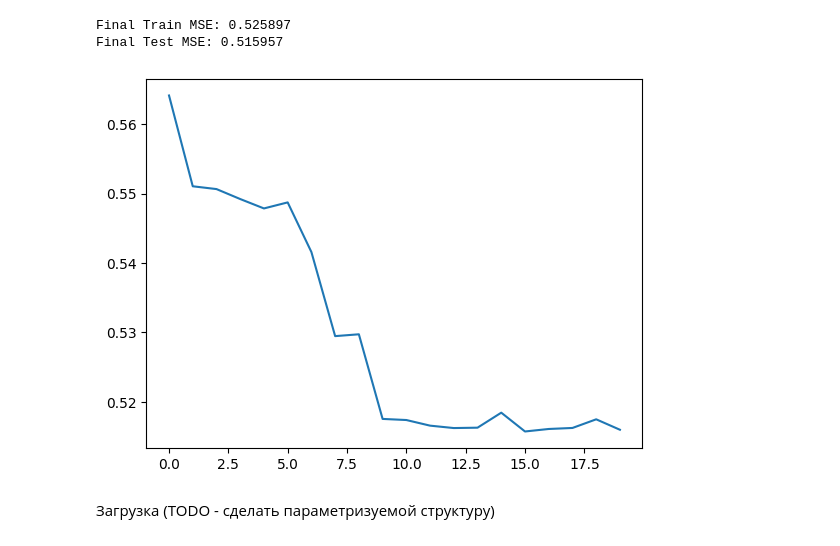
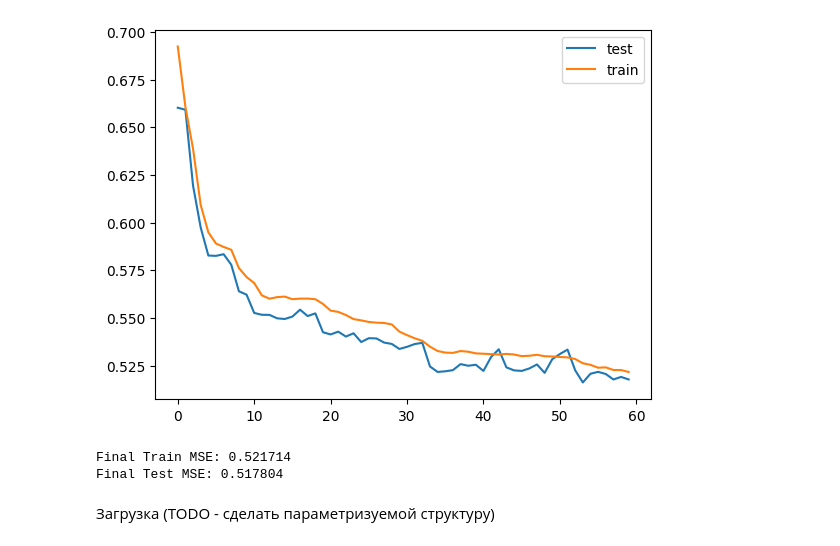
Before and after one commit to VeryLittleAnna/TimeSeriesAnomalyDetection, a Jupyter notebook: autoencoders.ipynb, the cells around one changed output. Cells and saved outputs as stored; diff of their text form; code cells hidden in the pictures.

```diff
--- a/autoencoders.ipynb
+++ b/autoencoders.ipynb
@@ -173,0 +301,38 @@ torch.save(model.state_dict(), model_saved_path)
+# %%
+batch_size = 16
+epochs = 30
+device = 'cuda:2' if torch.cuda.is_available() else 'cpu'
+print("Device: ", device)
+torch.set_grad_enabled(True)
+
+# path = "./windows/new_0.npz"
+window_size = 15
+latent_dim = window_size * int(np.ceil(np.sqrt(window_size)))
+print(latent_dim)
+path = f"./windows/windows_chunks_w{window_size}"
+train_loader, test_loader = create_dataloaders(path, batch_size=batch_size, preload_to_ram=True)
+
+config = ModelConfig(
+    input_dim=53,
+    window_size=window_size,
+    hidden_dim=64,
+    latent_dim=latent_dim,
+    num_layers=1,
+    num_layers_linear=2,
+    rnn_type="GRU",
+    dropout=0.2,
+    description="Autoencoder для временных рядов"
+)
+model = RecurrentAutoencoder(config=config)
+
+model_saved_path = f"./models/new_autoencoder_w{window_size}_v6.pth"
+train_losses, test_losses = train_autoencoder(
+    model, train_loader, test_loader,
+    epochs=epochs, device=device,
+    saved_path=model_saved_path, config=config
+)
+print(f'Final Train MSE: {train_losses[-1]:.6f}')
+print(f'Final Test MSE: {test_losses[-1]:.6f}')
+
+model.to("cpu")
+# torch.save(model.state_dict(), model_saved_path)
@@ -174,11 +398,14 @@ torch.save(model.state_dict(), model_saved_path)
 # %%
-plt.plot(test_losses)
+plt.plot(test_losses, label="test")
+plt.plot(train_losses, label="train")
+plt.legend()
+plt.show()
 print(f'Final Train MSE: {train_losses[-1]:.6f}')
 print(f'Final Test MSE: {test_losses[-1]:.6f}')
 # %% [output]
+[figure, new version]
-Final Train MSE: 0.525897
-Final Test MSE: 0.515957
+Final Train MSE: 0.521714
+Final Test MSE: 0.517804
-[figure, old version]
 # %% [markdown]
 Загрузка (TODO - сделать параметризуемой структуру)
 # %%
```
Also changed, not shown: parts of 15 cells of this notebook, 1 other file.
